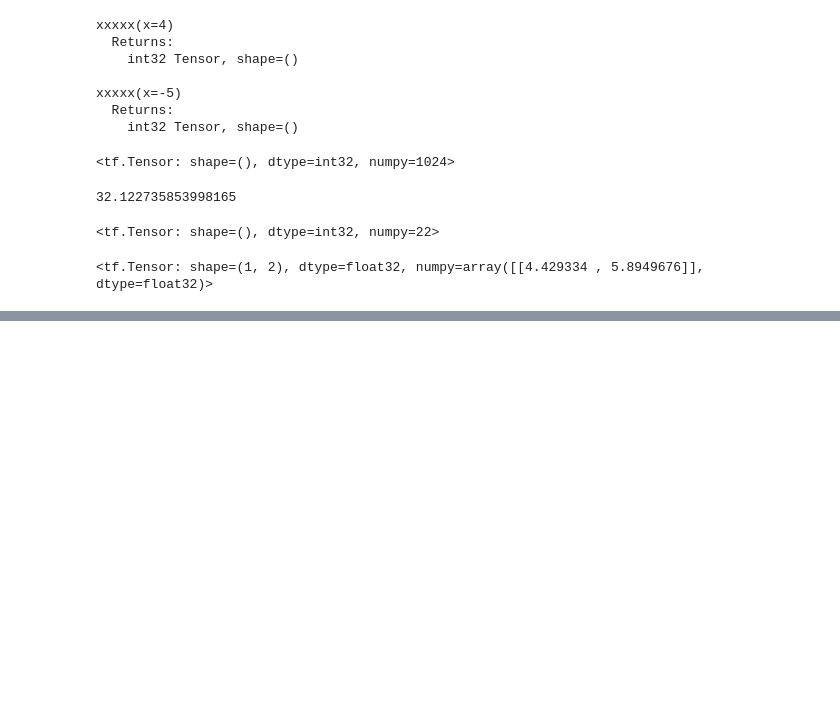
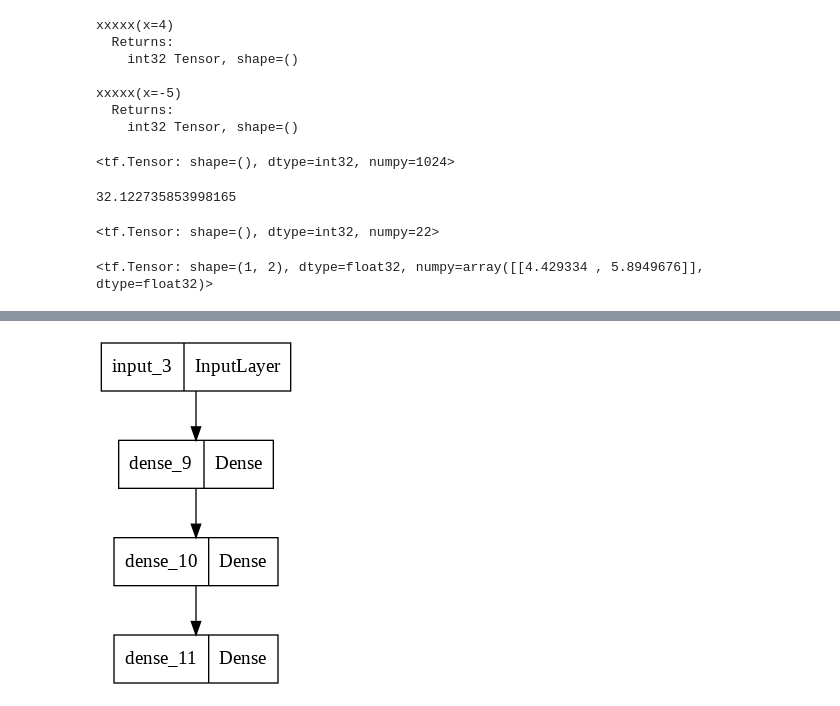
Before and after one commit to chi-hun/chi-hun, a Jupyter notebook: Untitled4.ipynb, the cells around one changed output, grey strips where cells are left out. Saved outputs shown, nothing was run; the diff lists cells and outputs as text; code cells hidden in the pictures; blank space fills up the shorter version.

```diff
--- a/Untitled4.ipynb
+++ b/Untitled4.ipynb
@@ -2421,0 +2631,6 @@ x =
+# %%
+model = tf.keras.Sequential([tf.keras.layers.Input(shape=(4)),
+    tf.keras.layers.Dense(2),
+                     tf.keras.layers.Dense(2),
+                     tf.keras.layers.Dense(2)])
+model.summary()
@@ -2421,0 +2661,3 @@ x =
+# %%
+models = tf.keras.Model(model.inputs, model.outputs)
+models.summary(0)
@@ -2421,0 +2682,4 @@ x =
+# %%
+tf.keras.utils.plot_model(models)
+# %% [output]
+[figure, added]
```
Also changed, not shown: parts of 32 cells of this notebook.
